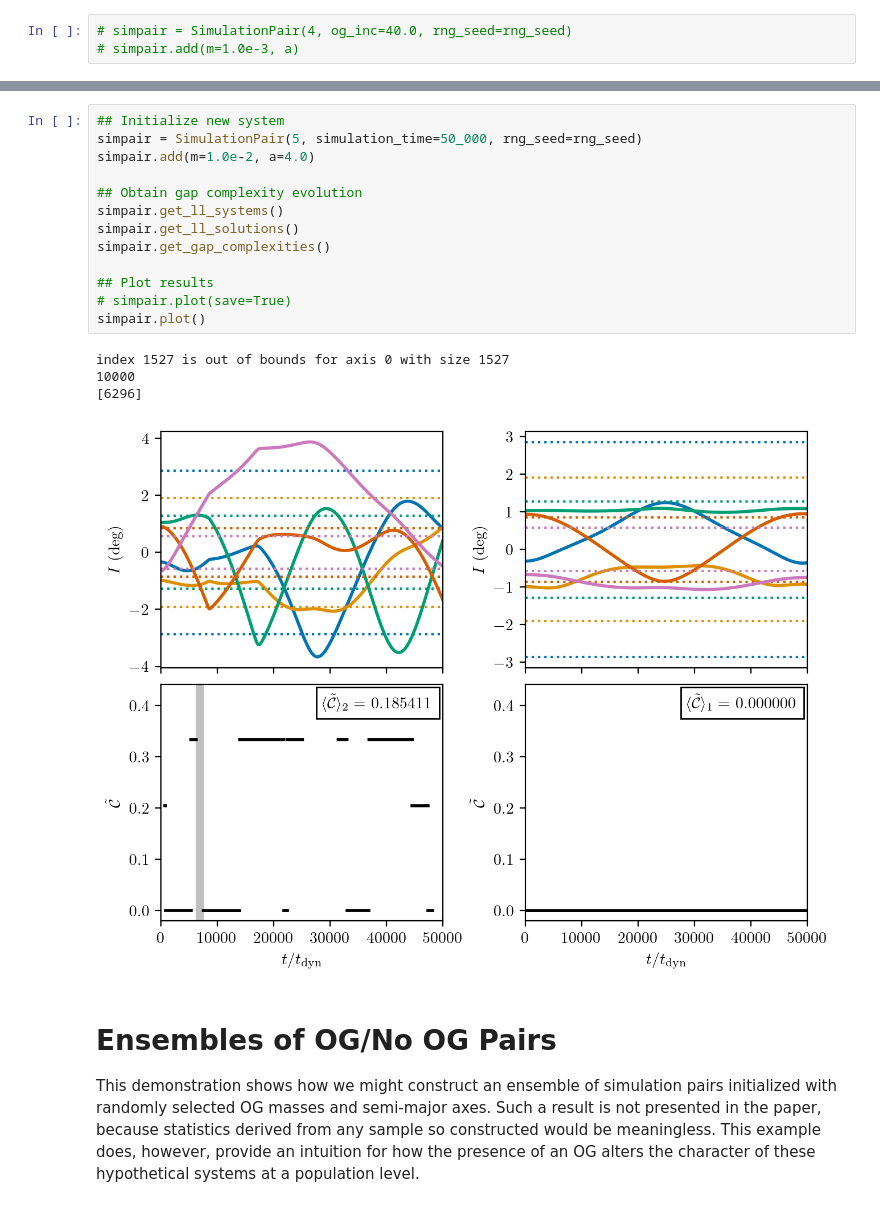
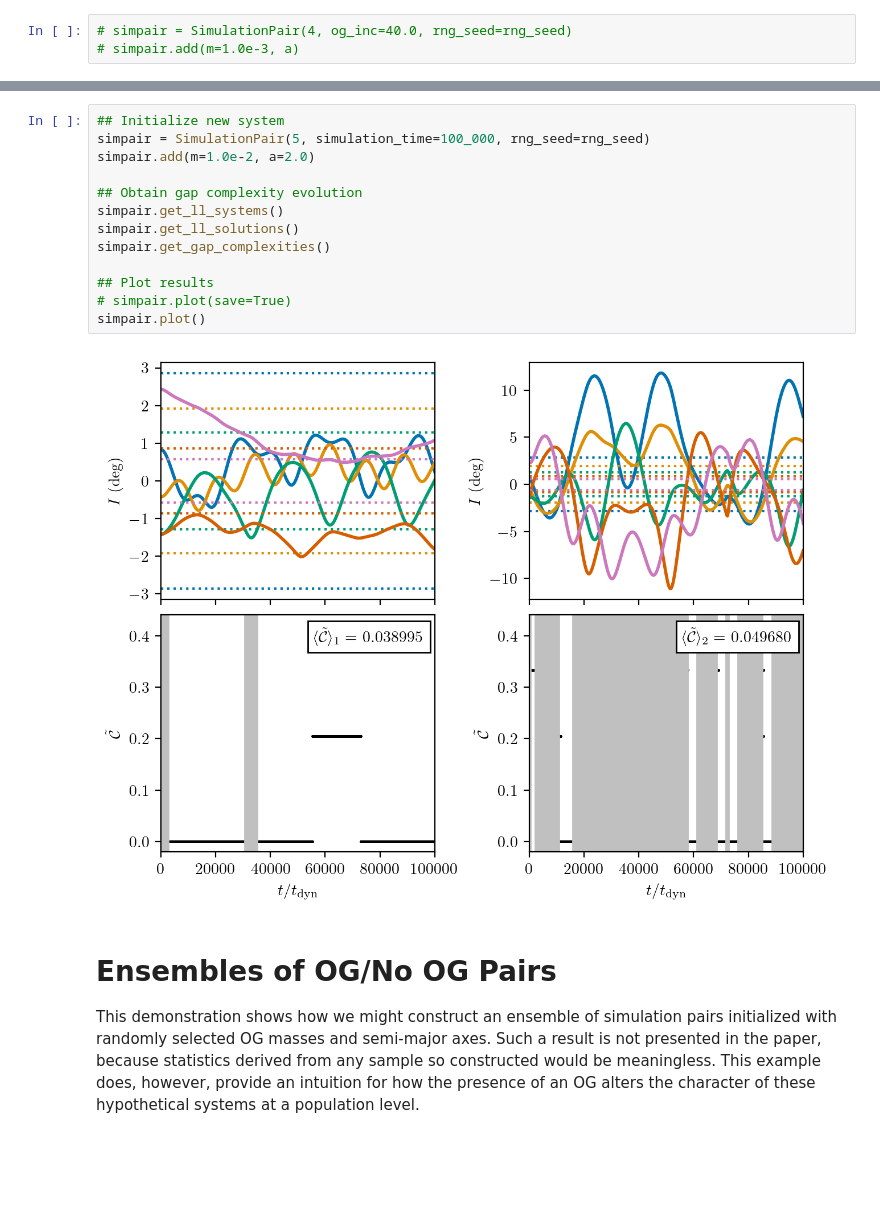
Before and after one commit to jrlivesey/SecularGapComplexity, a Jupyter notebook: simulation-pairs.ipynb, the cells around one changed output, grey strips where cells are left out. Cells and saved outputs as stored; diff of their text form; blank space fills up the shorter version.

```diff
--- a/simulation-pairs.ipynb
+++ b/simulation-pairs.ipynb
@@ -41,21 +42,18 @@ simpair.plot(save=True)
 # %%
 ## Initialize new system
-simpair = SimulationPair(5, simulation_time=50_000, rng_seed=rng_seed)
-simpair.add(m=1.0e-2, a=4.0)
+simpair = SimulationPair(5, simulation_time=100_000, rng_seed=rng_seed)
+simpair.add(m=1.0e-2, a=2.0)
 
 ## Obtain gap complexity evolution
 simpair.get_ll_systems()
 simpair.get_ll_solutions()
 simpair.get_gap_complexities()
 
 ## Plot results
 # simpair.plot(save=True)
 simpair.plot()
 # %% [output]
-index 1527 is out of bounds for axis 0 with size 1527
-10000
-[6296]
-[figure, old version]
+[figure, new version]
 # %% [markdown]
 # Ensembles of OG/No OG Pairs
 
```
Also changed, not shown: parts of 4 cells of this notebook, 4 other files.
